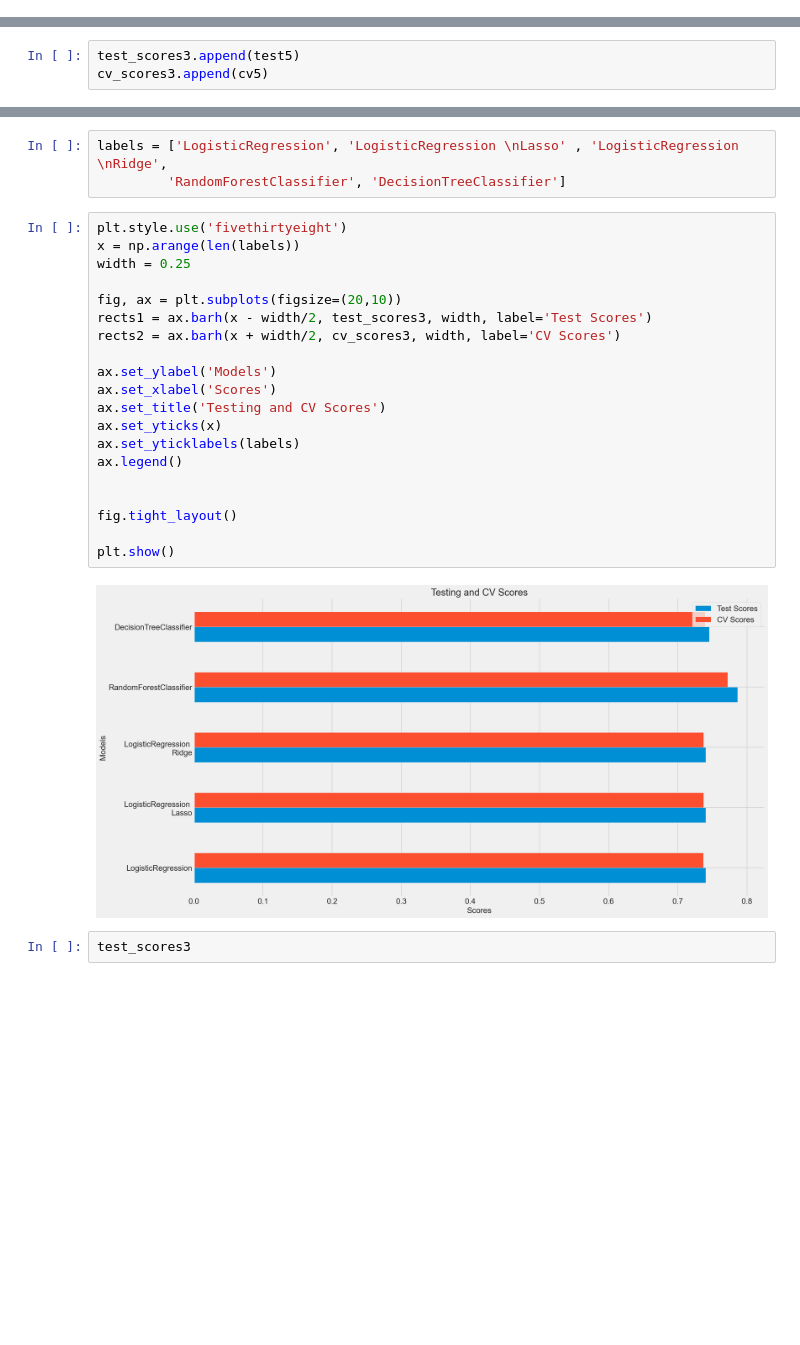
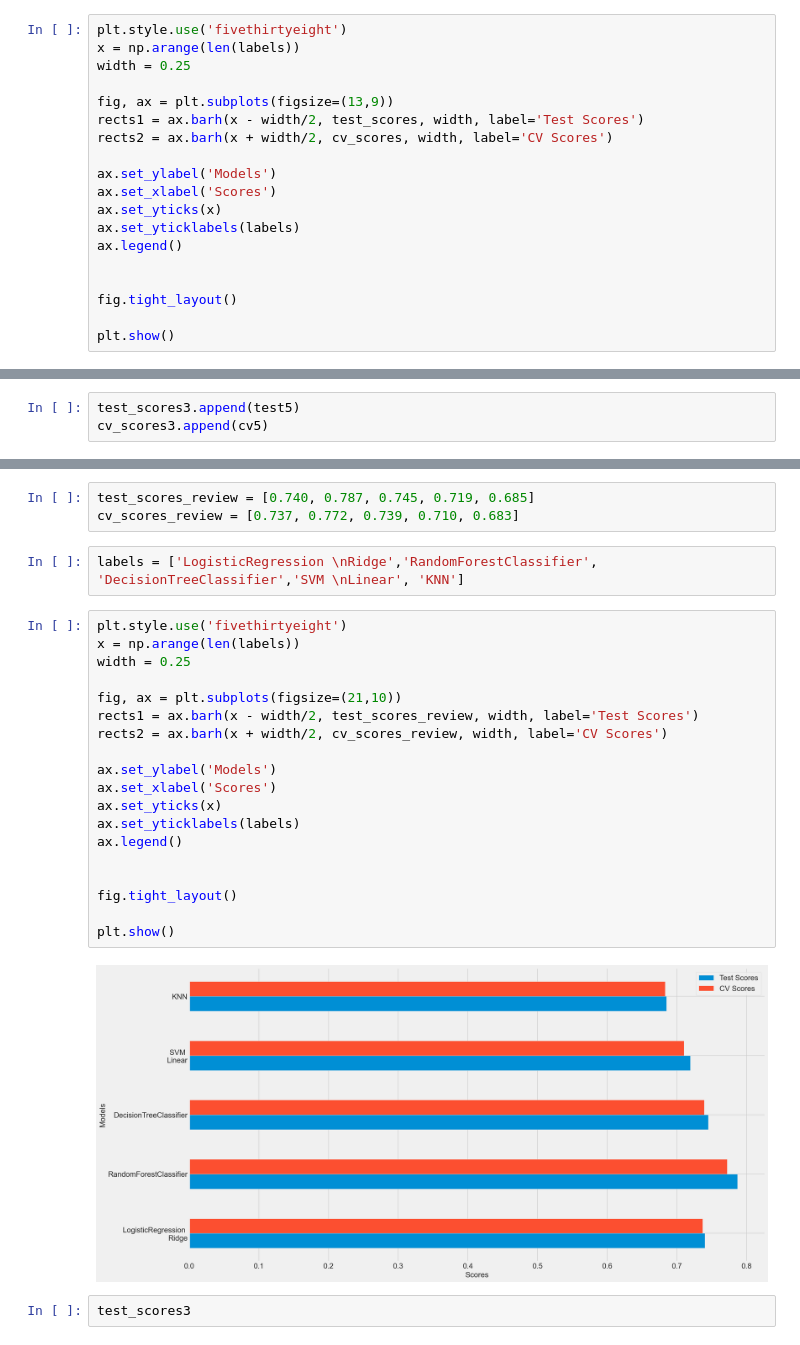
Before and after one commit to christianboothby/drug-reviews, a Jupyter notebook: Research Question 2.ipynb, the cells around one changed output, grey strips where cells are left out. Drawn from its saved outputs; the diff is of its cells as text; blank space fills up the shorter version.

```diff
--- a/Research Question 2.ipynb
+++ b/Research Question 2.ipynb
@@ -203,0 +223,19 @@ X_train, X_test, y_train, y_test = train_test_split(X, y, test_size=0.2, random_
+# %%
+plt.style.use('fivethirtyeight')
+x = np.arange(len(labels))
+width = 0.25
+
+fig, ax = plt.subplots(figsize=(13,9))
+rects1 = ax.barh(x - width/2, test_scores, width, label='Test Scores')
+rects2 = ax.barh(x + width/2, cv_scores, width, label='CV Scores')
+
+ax.set_ylabel('Models')
+ax.set_xlabel('Scores')
+ax.set_yticks(x)
+ax.set_yticklabels(labels)
+ax.legend()
+
+
+fig.tight_layout()
+
+plt.show()
@@ -733,28 +828,29 @@ cv_scores3.append(cv5)
+# %%
+test_scores_review = [0.740, 0.787, 0.745, 0.719, 0.685]
+cv_scores_review = [0.737, 0.772, 0.739, 0.710, 0.683]
 # %%
-labels = ['LogisticRegression', 'LogisticRegression \nLasso' , 'LogisticRegression \nRidge',
-         'RandomForestClassifier', 'DecisionTreeClassifier']
+labels = ['LogisticRegression \nRidge','RandomForestClassifier', 'DecisionTreeClassifier','SVM \nLinear', 'KNN']
 # %%
 plt.style.use('fivethirtyeight')
 x = np.arange(len(labels))
 width = 0.25
 
-fig, ax = plt.subplots(figsize=(20,10))
-rects1 = ax.barh(x - width/2, test_scores3, width, label='Test Scores')
-rects2 = ax.barh(x + width/2, cv_scores3, width, label='CV Scores')
+fig, ax = plt.subplots(figsize=(21,10))
+rects1 = ax.barh(x - width/2, test_scores_review, width, label='Test Scores')
+rects2 = ax.barh(x + width/2, cv_scores_review, width, label='CV Scores')
 
 ax.set_ylabel('Models')
 ax.set_xlabel('Scores')
-ax.set_title('Testing and CV Scores')
 ax.set_yticks(x)
 ax.set_yticklabels(labels)
 ax.legend()
 
 
 fig.tight_layout()
 
 plt.show()
 # %% [output]
-[figure, old version]
+[figure, new version]
 # %%
 test_scores3
 # %% [output]
```
Also changed, not shown: parts of 31 cells of this notebook, 3 other files.
